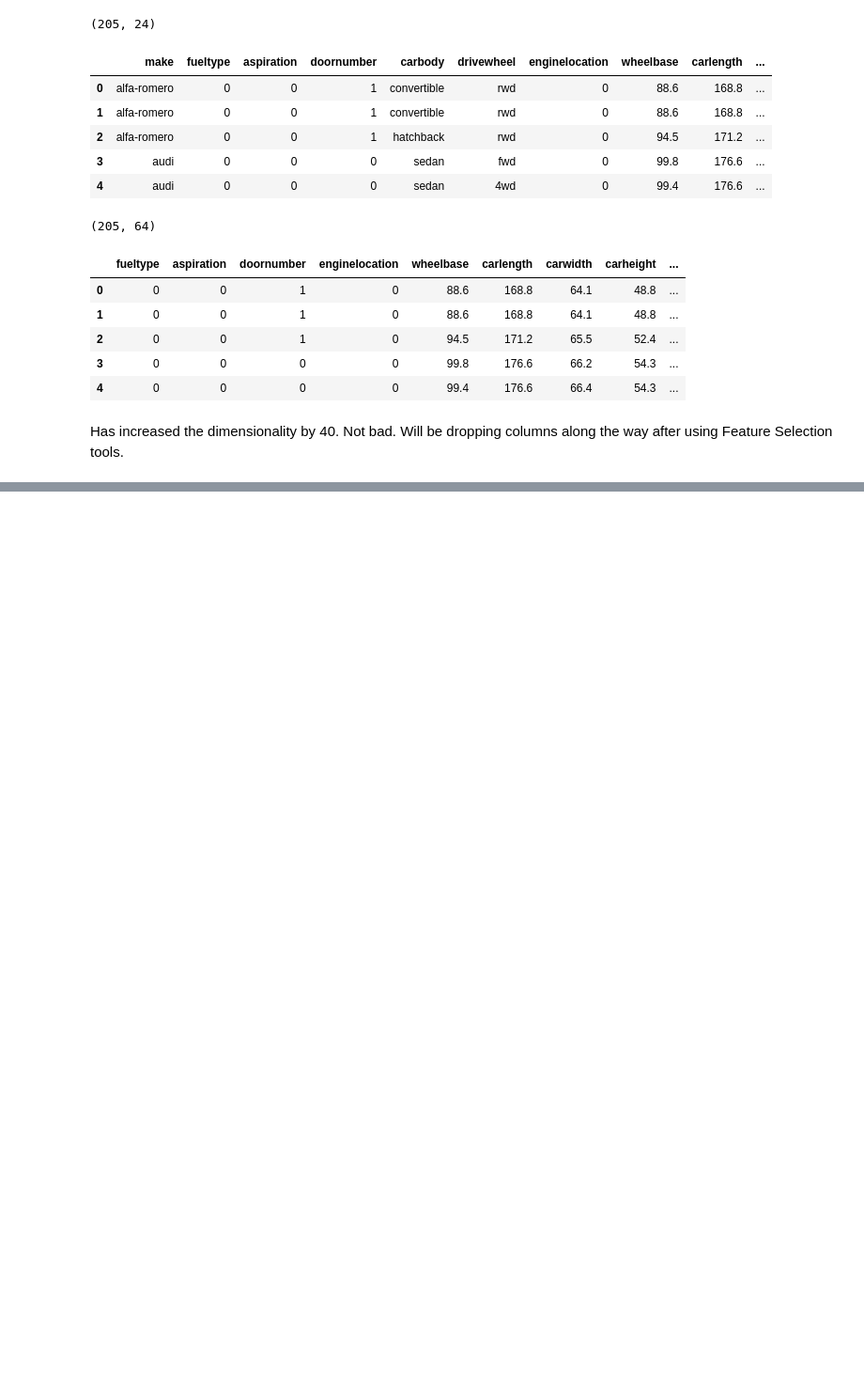
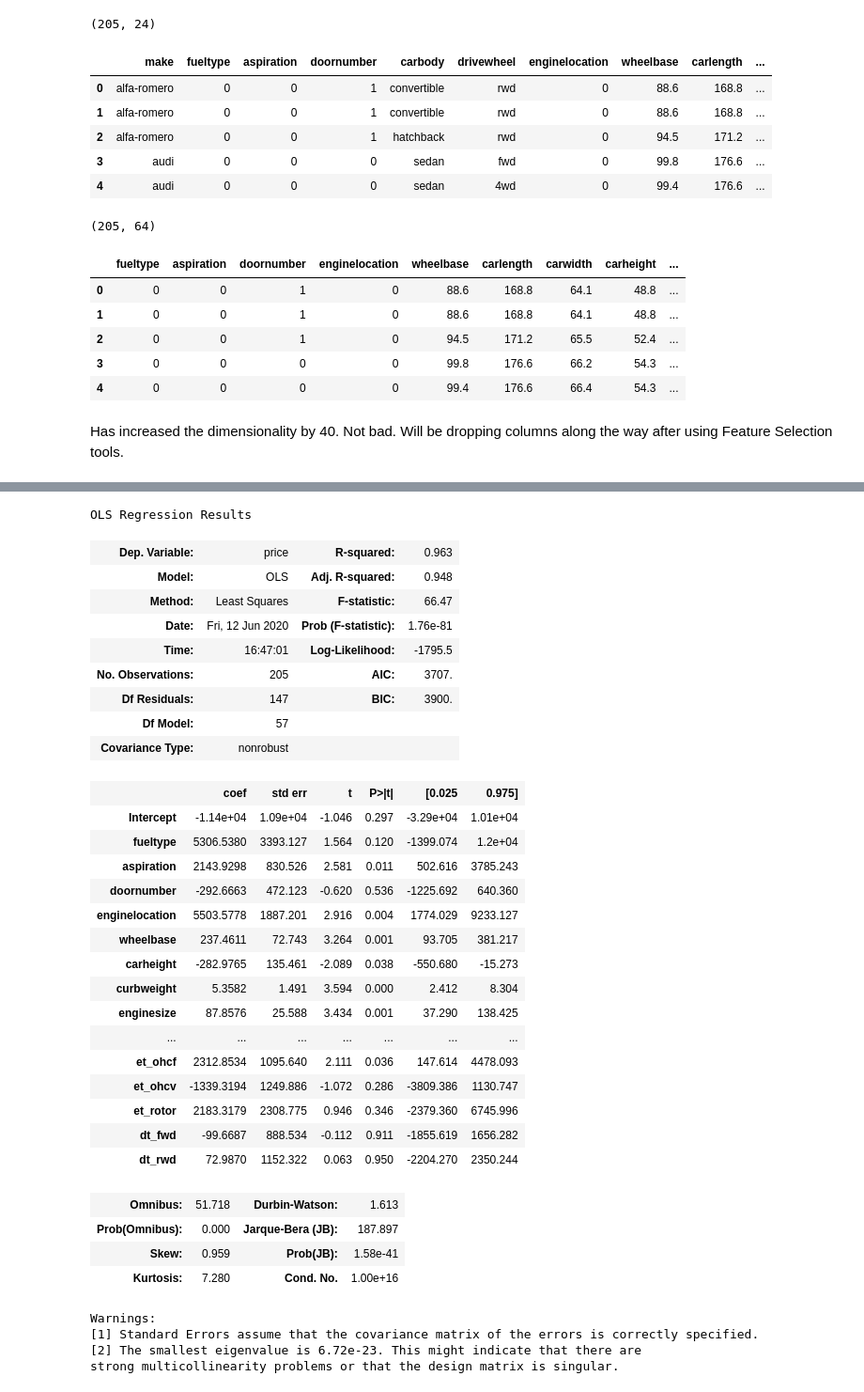
Before and after one commit to daveajstearns/cars, a Jupyter notebook: cars_project.ipynb, the cells around one changed output, grey strips where cells are left out. Shown at 94% size. Cells and saved outputs as stored; diff of their text form; code cells hidden in the pictures; blank space fills up the shorter version.

```diff
--- a/cars_project.ipynb
+++ b/cars_project.ipynb
@@ -294,0 +348,43 @@ Has increased the dimensionality by 40. Not bad. Will be dropping columns along
+# %%
+# Using OLS to create a model and return some metrics
+outcome = 'price'
+predictors = copy.drop('price', axis=1)
+pred_sum = '+'.join(predictors.columns)
+formula = outcome + '~' + pred_sum
+model = ols(formula=formula, data=copy).fit()
+model.summary()
+# %% [output]
+OLS Regression Results
+| Dep. Variable: | price | R-squared: | 0.963 |
+| Model: | OLS | Adj. R-squared: | 0.948 |
+| Method: | Least Squares | F-statistic: | 66.47 |
+| Date: | Fri, 12 Jun 2020 | Prob (F-statistic): | 1.76e-81 |
+| Time: | 16:47:01 | Log-Likelihood: | -1795.5 |
+| No. Observations: | 205 | AIC: | 3707. |
+| Df Residuals: | 147 | BIC: | 3900. |
+| Df Model: | 57 |  |  |
+| Covariance Type: | nonrobust |  |  |
+|  | coef | std err | t | P>|t| | [0.025 | 0.975] |
+| Intercept | -1.14e+04 | 1.09e+04 | -1.046 | 0.297 | -3.29e+04 | 1.01e+04 |
+| fueltype | 5306.5380 | 3393.127 | 1.564 | 0.120 | -1399.074 | 1.2e+04 |
+| aspiration | 2143.9298 | 830.526 | 2.581 | 0.011 | 502.616 | 3785.243 |
+| doornumber | -292.6663 | 472.123 | -0.620 | 0.536 | -1225.692 | 640.360 |
+| enginelocation | 5503.5778 | 1887.201 | 2.916 | 0.004 | 1774.029 | 9233.127 |
+| wheelbase | 237.4611 | 72.743 | 3.264 | 0.001 | 93.705 | 381.217 |
+| carheight | -282.9765 | 135.461 | -2.089 | 0.038 | -550.680 | -15.273 |
+| curbweight | 5.3582 | 1.491 | 3.594 | 0.000 | 2.412 | 8.304 |
+| enginesize | 87.8576 | 25.588 | 3.434 | 0.001 | 37.290 | 138.425 |
+| ... | ... | ... | ... | ... | ... | ... |
+| et_ohcf | 2312.8534 | 1095.640 | 2.111 | 0.036 | 147.614 | 4478.093 |
+| et_ohcv | -1339.3194 | 1249.886 | -1.072 | 0.286 | -3809.386 | 1130.747 |
+| et_rotor | 2183.3179 | 2308.775 | 0.946 | 0.346 | -2379.360 | 6745.996 |
+| dt_fwd | -99.6687 | 888.534 | -0.112 | 0.911 | -1855.619 | 1656.282 |
+| dt_rwd | 72.9870 | 1152.322 | 0.063 | 0.950 | -2204.270 | 2350.244 |
+| Omnibus: | 51.718 | Durbin-Watson: | 1.613 |
+| Prob(Omnibus): | 0.000 | Jarque-Bera (JB): | 187.897 |
+| Skew: | 0.959 | Prob(JB): | 1.58e-41 |
+| Kurtosis: | 7.280 | Cond. No. | 1.00e+16 |
+Warnings:
+[1] Standard Errors assume that the covariance matrix of the errors is correctly specified.
+[2] The smallest eigenvalue is 6.72e-23. This might indicate that there are
+strong multicollinearity problems or that the design matrix is singular.
```
Also changed, not shown: parts of 19 cells of this notebook.
